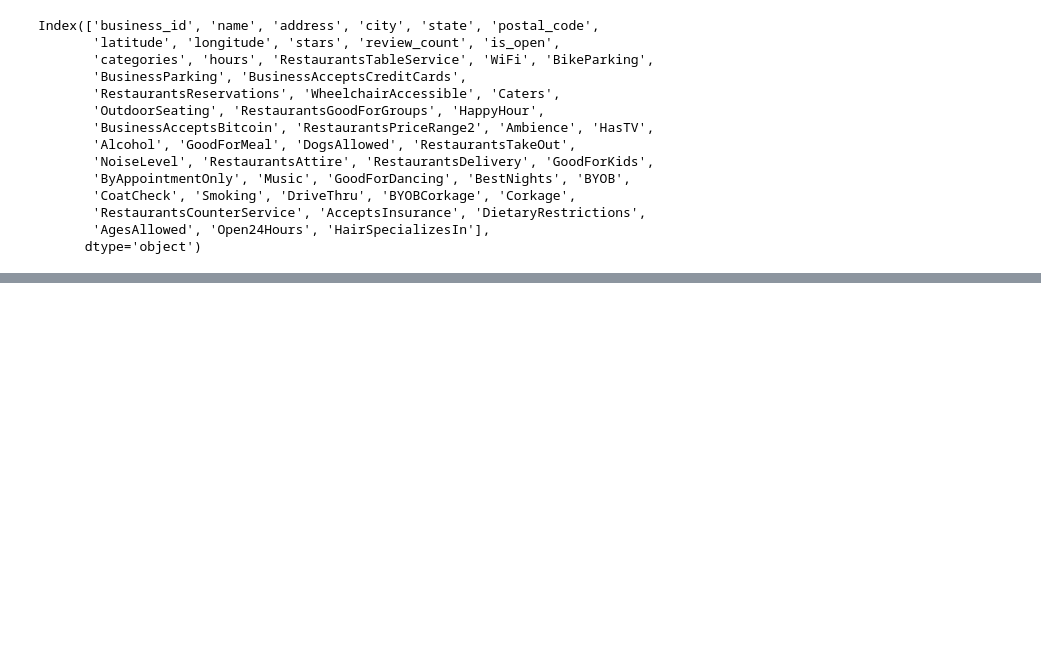
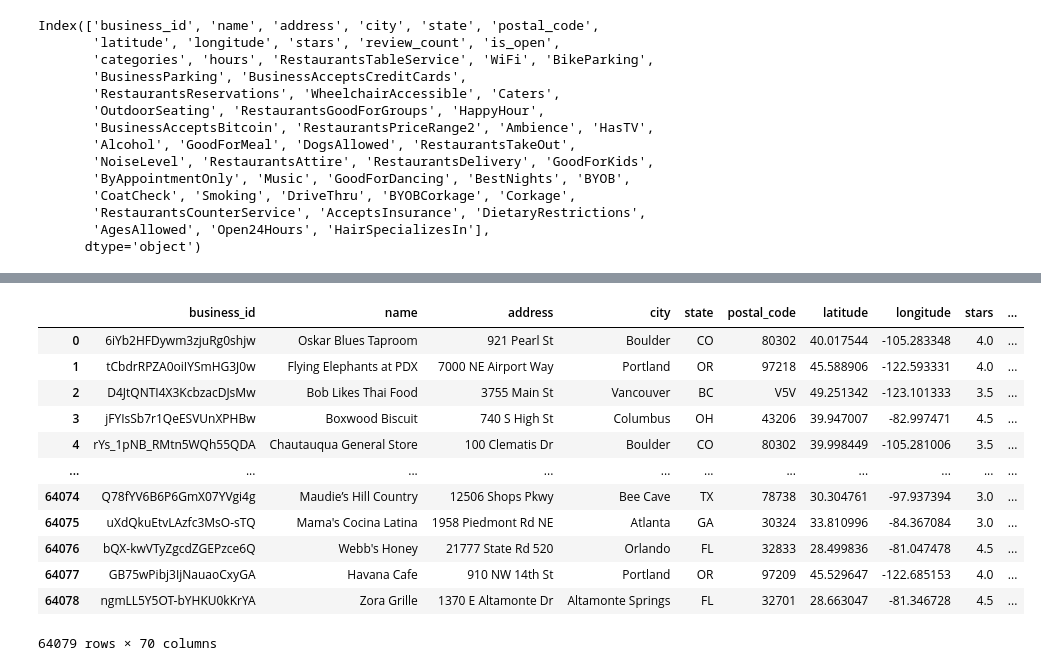
Before and after one commit to allistaircota/rate_my_restaurant, a Jupyter notebook: notebooks/Business Dataset Initial File Processing.ipynb, the cells around one changed output, grey strips where cells are left out. Drawn from its saved outputs; the diff is of its cells as text; code cells hidden in the pictures; blank space fills up the shorter version.

Commit message:
modified business dataset initial file preprocessing file

```diff
--- a/notebooks/Business Dataset Initial File Processing.ipynb
+++ b/notebooks/Business Dataset Initial File Processing.ipynb
@@ -206,0 +234,5 @@ Index(['business_id', 'name', 'address', 'city', 'state', 'postal_code',
+# %%
+%%time
+
+restaurant_df1 = restaurant_df.copy()
+restaurant_df1.iloc[:,15:30]
@@ -206,0 +257,2 @@ Index(['business_id', 'name', 'address', 'city', 'state', 'postal_code',
+# %%
+restaurant_df1 = pd.concat([restaurant_df1, restaurant_df1['hours'].apply(pd.Series)], axis=1).drop('hours', axis=1)
@@ -206,0 +275,5 @@ Index(['business_id', 'name', 'address', 'city', 'state', 'postal_code',
+# %%
+restaurant_df2 = restaurant_df1.copy()
+
+# Verfiy
+restaurant_df2.head()
@@ -206,0 +310,23 @@ Index(['business_id', 'name', 'address', 'city', 'state', 'postal_code',
+# %%
+%%time
+
+nested_columns = ['Ambience', 'BusinessParking']
+
+for col in nested_columns:
+
+    for i in range(0,len(restaurant_df2[col])):
+
+
+        if isinstance(restaurant_df2.loc[i,col], str):
+
+            string = restaurant_df2.loc[i, col].replace("'", '"').replace("False", "0").replace("None", "0").replace("True", "1")
+
+            dictionary = json.loads(string)
+
+            restaurant_df2.loc[i,col] = [dictionary]
+
+
+        else:
+            pass
+
+    restaurant_df2 = pd.concat([restaurant_df2, restaurant_df2[col].apply(pd.Series)], axis=1).drop([col, 0], axis=1)
@@ -206,0 +336,16 @@ Index(['business_id', 'name', 'address', 'city', 'state', 'postal_code',
+# %%
+restaurant_df2
+# %% [output]
+|  | business_id | name | address | city | state | postal_code | latitude | longitude | stars | ... |
+| 0 | 6iYb2HFDywm3zjuRg0shjw | Oskar Blues Taproom | 921 Pearl St | Boulder | CO | 80302 | 40.017544 | -105.283348 | 4.0 | ... |
+| 1 | tCbdrRPZA0oiIYSmHG3J0w | Flying Elephants at PDX | 7000 NE Airport Way | Portland | OR | 97218 | 45.588906 | -122.593331 | 4.0 | ... |
+| 2 | D4JtQNTI4X3KcbzacDJsMw | Bob Likes Thai Food | 3755 Main St | Vancouver | BC | V5V | 49.251342 | -123.101333 | 3.5 | ... |
+| 3 | jFYIsSb7r1QeESVUnXPHBw | Boxwood Biscuit | 740 S High St | Columbus | OH | 43206 | 39.947007 | -82.997471 | 4.5 | ... |
+| 4 | rYs_1pNB_RMtn5WQh55QDA | Chautauqua General Store | 100 Clematis Dr | Boulder | CO | 80302 | 39.998449 | -105.281006 | 3.5 | ... |
+| ... | ... | ... | ... | ... | ... | ... | ... | ... | ... | ... |
+| 64074 | Q78fYV6B6P6GmX07YVgi4g | Maudie’s Hill Country | 12506 Shops Pkwy | Bee Cave | TX | 78738 | 30.304761 | -97.937394 | 3.0 | ... |
+| 64075 | uXdQkuEtvLAzfc3MsO-sTQ | Mama's Cocina Latina | 1958 Piedmont Rd NE | Atlanta | GA | 30324 | 33.810996 | -84.367084 | 3.0 | ... |
+| 64076 | bQX-kwVTyZgcdZGEPzce6Q | Webb's Honey | 21777 State Rd 520 | Orlando | FL | 32833 | 28.499836 | -81.047478 | 4.5 | ... |
+| 64077 | GB75wPibj3IjNauaoCxyGA | Havana Cafe | 910 NW 14th St | Portland | OR | 97209 | 45.529647 | -122.685153 | 4.0 | ... |
+| 64078 | ngmLL5Y5OT-bYHKU0kKrYA | Zora Grille | 1370 E Altamonte Dr | Altamonte Springs | FL | 32701 | 28.663047 | -81.346728 | 4.5 | ... |
+64079 rows × 70 columns
```
Also changed, not shown: parts of 19 cells of this notebook.
